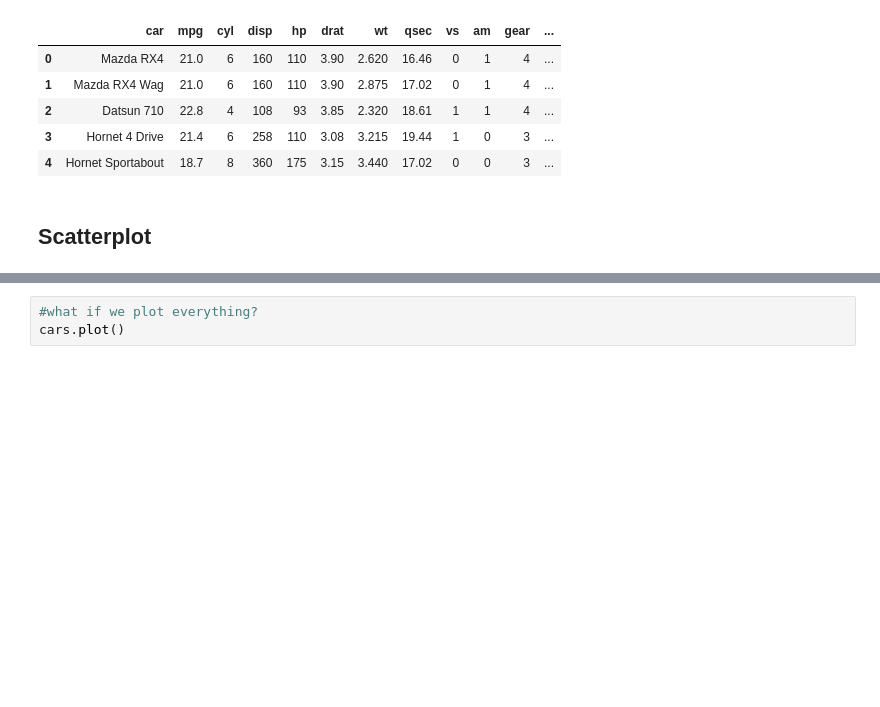
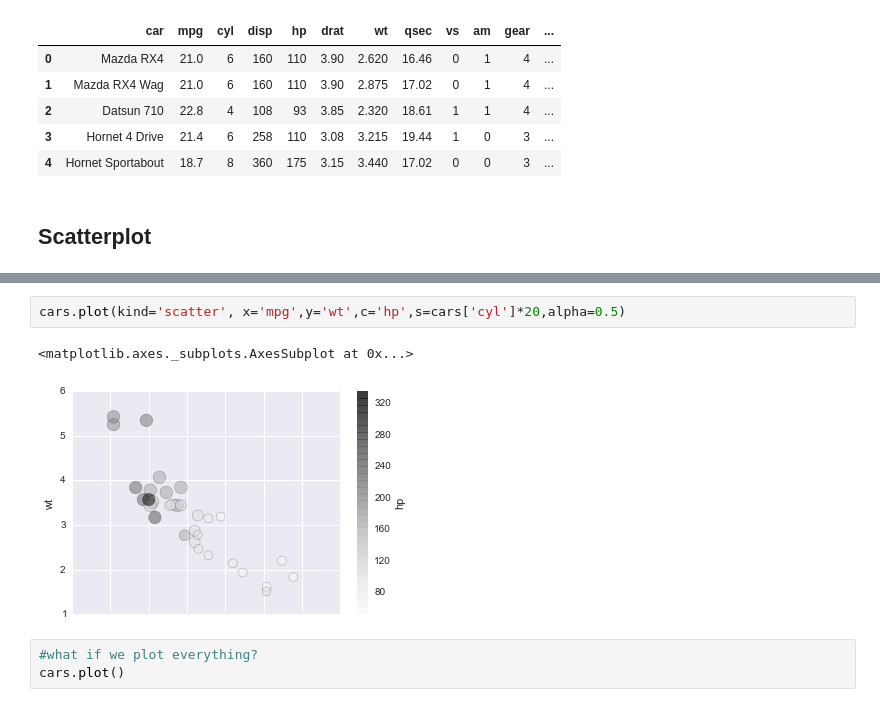
Before and after one commit to sgratzl/ipython-tutorial-VA2015, a Jupyter notebook: 03_Plotting.ipynb, the cells around one changed output, grey strips where cells are left out. Saved outputs shown, nothing was run; the diff lists cells and outputs as text; blank space fills up the shorter version.

```diff
--- a/03_Plotting.ipynb
+++ b/03_Plotting.ipynb
@@ -48,3 +43,8 @@ cars.plot(x='mpg',y='wt',kind='scatter')
+# %%
+cars.plot(kind='scatter', x='mpg',y='wt',c='hp',s=cars['cyl']*20,alpha=0.5)
+# %% [output]
+<matplotlib.axes._subplots.AxesSubplot at 0x...>
+[figure, added]
 # %%
 #what if we plot everything?
 cars.plot()
```
Also changed, not shown: parts of 11 cells of this notebook, 1 other file.
